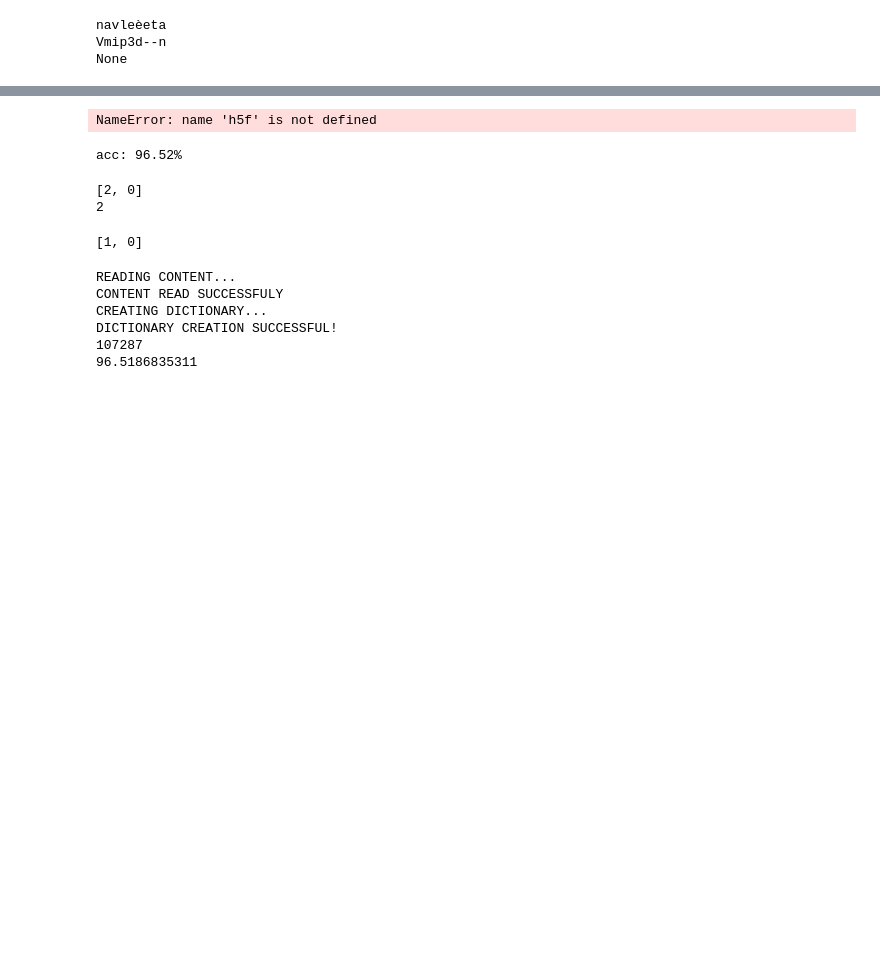
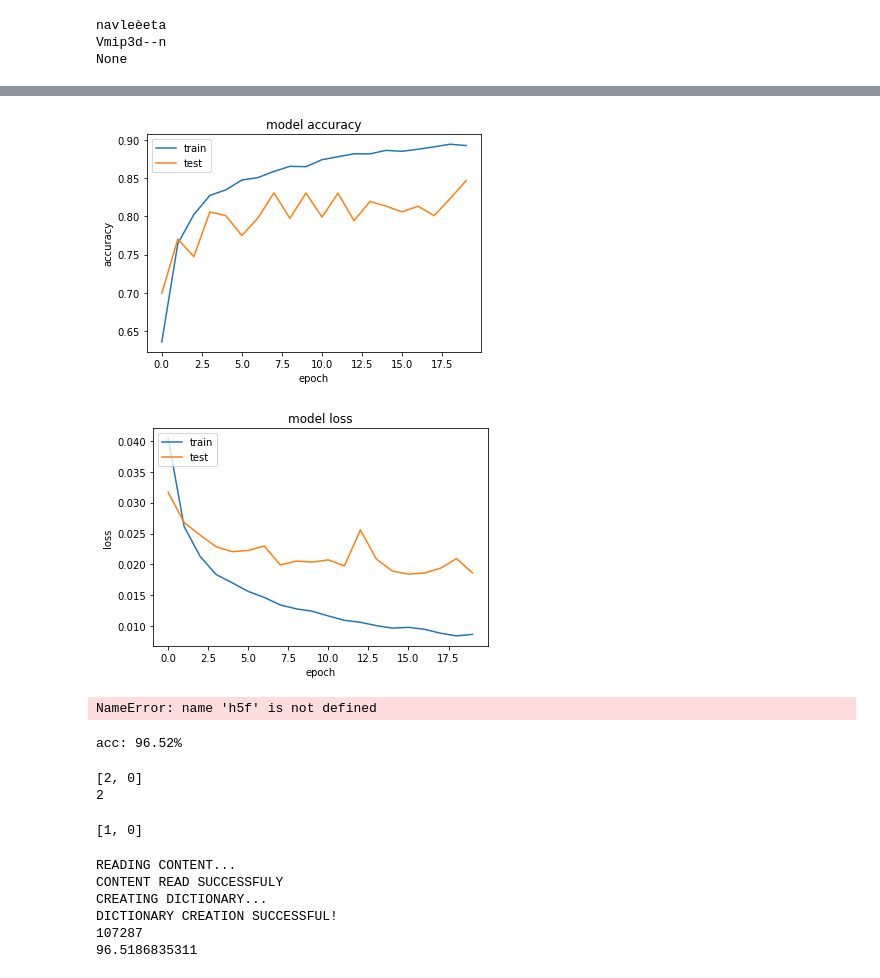
Before and after one commit to lkrsnik/accetuation, a Jupyter notebook: cnn/word_accetuation/cnn_dictionary/cnn.ipynb, the cells around one changed output, grey strips where cells are left out. Drawn from its saved outputs; the diff is of its cells as text; code cells hidden in the pictures; blank space fills up the shorter version.

Commit message:
Added fake_epoch for observation

```diff
--- a/cnn/word_accetuation/cnn_dictionary/cnn.ipynb
+++ b/cnn/word_accetuation/cnn_dictionary/cnn.ipynb
@@ -51,6 +50,10 @@ num_examples = len(X_train) # training set size
 nn_output_dim = 11
 nn_hdim = 516
 
+batch_size = 16
+actual_epoch = 1
+num_fake_epoch = 20
+
 # Gradient descent parameters (I picked these by hand)
 # epsilon = 1 # learning rate for gradient descent
 # reg_lambda = 1 # regularization strength
@@ -94,9 +97,9 @@ othr_input = Input(shape=othr_input, name='othr_input')
 
 x = concatenate([x_conv, othr_input])
 # x = Dense(1024, input_dim=(516 + 256), activation='relu')(x)
-x = Dense(1024, activation='relu')(x)
+x = Dense(512, activation='relu')(x)
 x = Dropout(0.3)(x)
-x = Dense(1024, activation='relu')(x)
+x = Dense(512, activation='relu')(x)
 x = Dropout(0.2)(x)
 x = Dense(nn_output_dim, activation='sigmoid')(x)
 
@@ -113,5 +116,7 @@ model = Model(inputs=[conv_input, othr_input], outputs=x)
 # Compile model
 model.compile(loss='mean_squared_error', optimizer='adam', metrics=['accuracy'])
 # %%
-model.fit([X_train, X_other_features_train], y_train, validation_data=([X_validate, X_other_features_validate], y_validate), epochs=1, batch_size=16)
+history = model.fit_generator(generate_fake_epoch(X_train, X_other_features_train, y_train, batch_size), X_train.shape[0]/(batch_size * num_fake_epoch), epochs=actual_epoch*num_fake_epoch, validation_data=([X_validate, X_other_features_validate], y_validate))
+
+# model.fit([X_train, X_other_features_train], y_train, validation_data=([X_validate, X_other_features_validate], y_validate), epochs=1, batch_size=16)
 # %% [output]
@@ -124,3 +146,23 @@ model.save('1_epoch')
+# %%
+import matplotlib.pyplot as plt
+plt.plot(history.history['acc'])
+plt.plot(history.history['val_acc'])
+plt.title('model accuracy')
+plt.ylabel('accuracy')
+plt.xlabel('epoch')
+plt.legend(['train', 'test'], loc='upper left')
+plt.show()
+# summarize history for loss
+plt.plot(history.history['loss'])
+plt.plot(history.history['val_loss'])
+plt.title('model loss')
+plt.ylabel('loss')
+plt.xlabel('epoch')
+plt.legend(['train', 'test'], loc='upper left')
+plt.show()
+# %% [output]
+[figure, added]
+[figure, added]
 # %%
 model = load_model('test.h5')
 # %%
```
Also changed, not shown: parts of 5 cells of this notebook, 5 other files.
